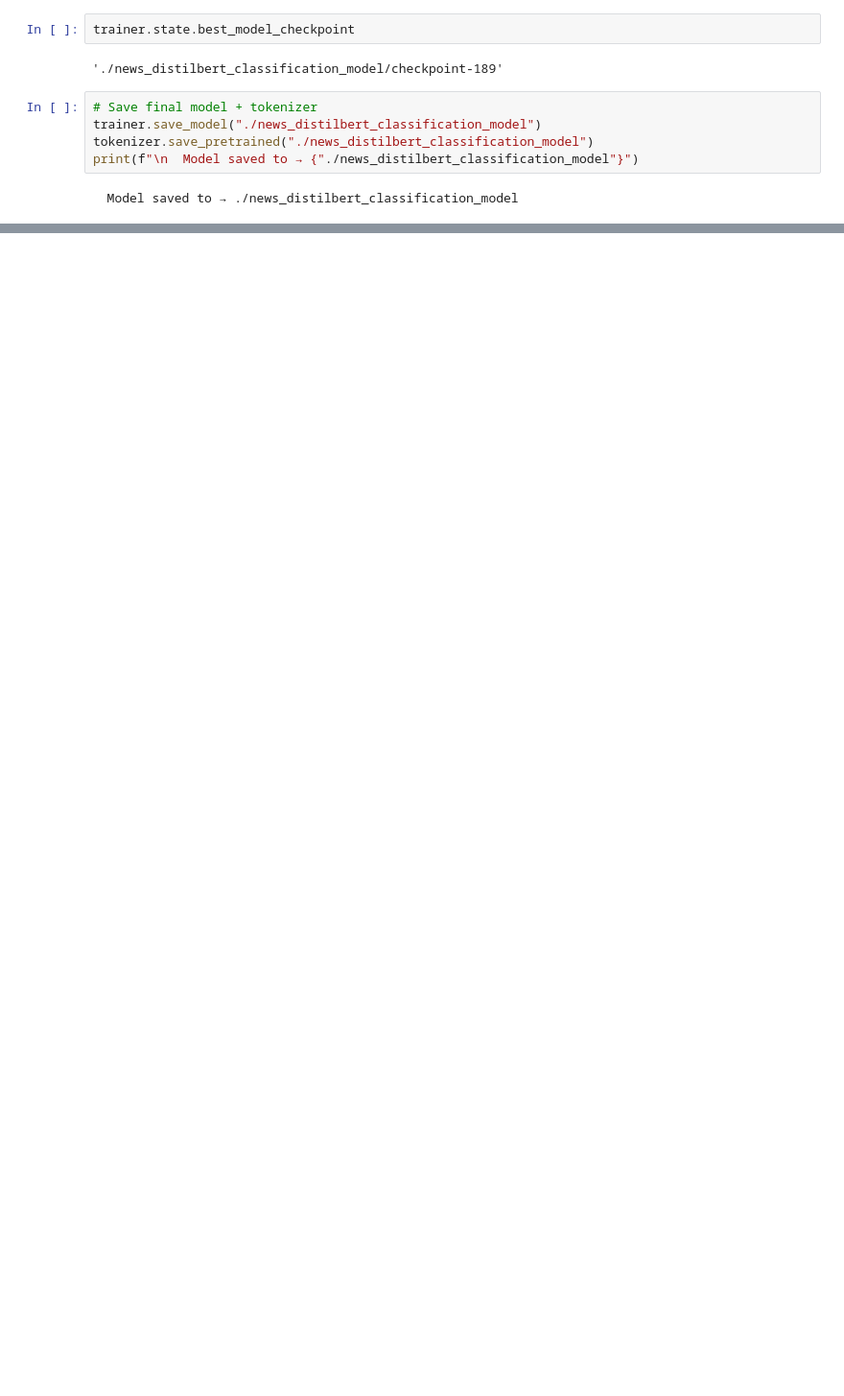
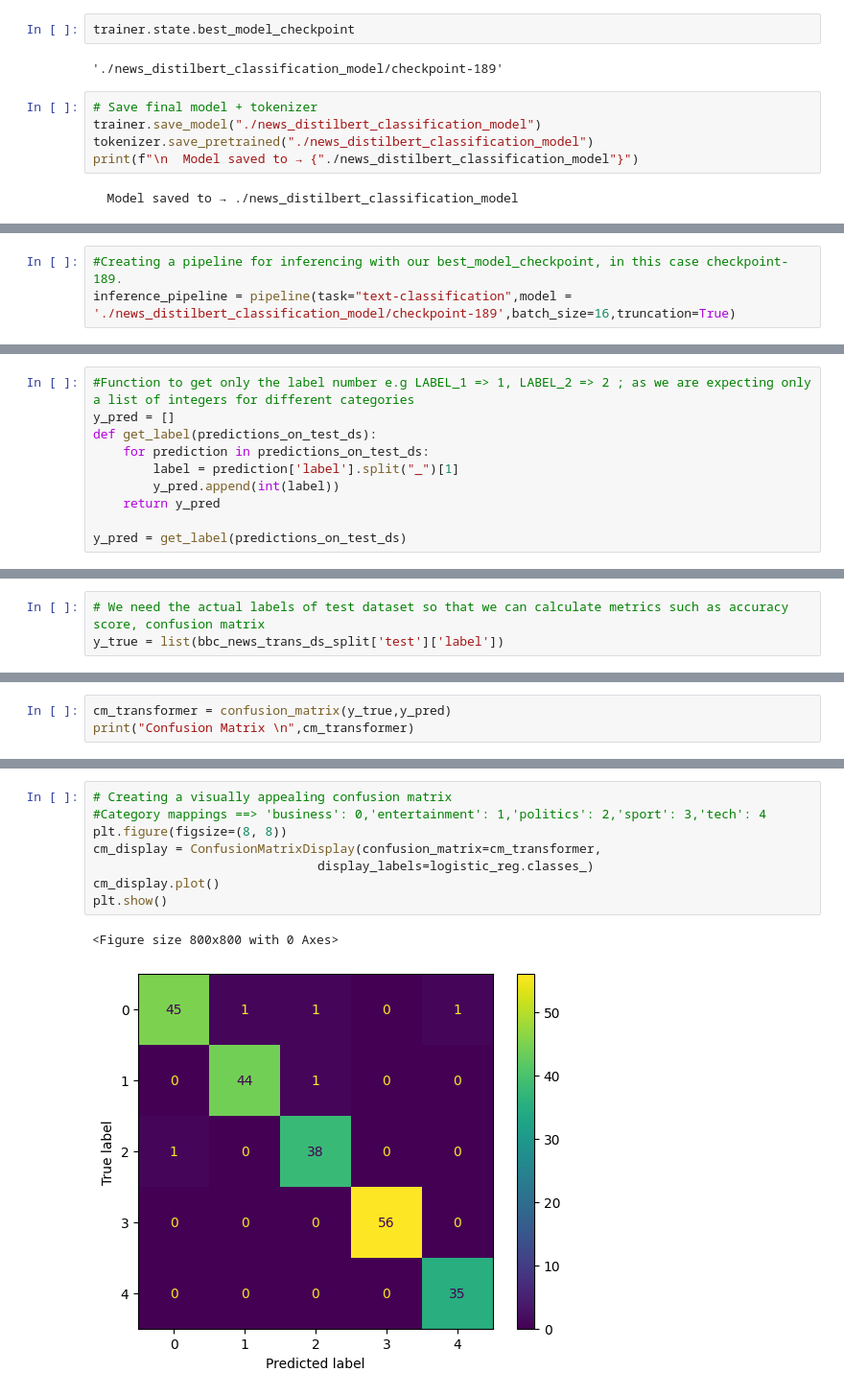
Before and after one commit to Vidhya-95/news-classification-transformers-rag, a Jupyter notebook: ai-powered-news-insight-system.ipynb, the cells around one changed output, grey strips where cells are left out. Shown at 96% size. Saved outputs shown, nothing was run; the diff lists cells and outputs as text; blank space fills up the shorter version.

Commit message:
Code updated till transformer predictions and comparison between ML and transfomer

```diff
--- a/ai-powered-news-insight-system.ipynb
+++ b/ai-powered-news-insight-system.ipynb
@@ -334,0 +314,3 @@ RuntimeError: The size of tensor a (728) must match the size of tensor b (512) a
+# %%
+#Creating a pipeline for inferencing with our best_model_checkpoint, in this case checkpoint-189.
+inference_pipeline = pipeline(task="text-classification",model = './news_distilbert_classification_model/checkpoint-189',batch_size=16,truncation=True)
@@ -334,0 +331,10 @@ RuntimeError: The size of tensor a (728) must match the size of tensor b (512) a
+# %%
+#Function to get only the label number e.g LABEL_1 => 1, LABEL_2 => 2 ; as we are expecting only a list of integers for different categories
+y_pred = []
+def get_label(predictions_on_test_ds):
+    for prediction in predictions_on_test_ds:
+        label = prediction['label'].split("_")[1]
+        y_pred.append(int(label))
+    return y_pred
+
+y_pred = get_label(predictions_on_test_ds)
@@ -334,0 +345,3 @@ RuntimeError: The size of tensor a (728) must match the size of tensor b (512) a
+# %%
+# We need the actual labels of test dataset so that we can calculate metrics such as accuracy score, confusion matrix
+y_true = list(bbc_news_trans_ds_split['test']['label'])
@@ -334,0 +352,3 @@ RuntimeError: The size of tensor a (728) must match the size of tensor b (512) a
+# %%
+cm_transformer = confusion_matrix(y_true,y_pred)
+print("Confusion Matrix \n",cm_transformer)
@@ -334,0 +362,11 @@ RuntimeError: The size of tensor a (728) must match the size of tensor b (512) a
+# %%
+# Creating a visually appealing confusion matrix
+#Category mappings ==> 'business': 0,'entertainment': 1,'politics': 2,'sport': 3,'tech': 4
+plt.figure(figsize=(8, 8))
+cm_display = ConfusionMatrixDisplay(confusion_matrix=cm_transformer,
+                              display_labels=logistic_reg.classes_)
+cm_display.plot()
+plt.show()
+# %% [output]
+<Figure size 800x800 with 0 Axes>
+[figure, added]
```
Also changed, not shown: parts of 26 cells of this notebook.
